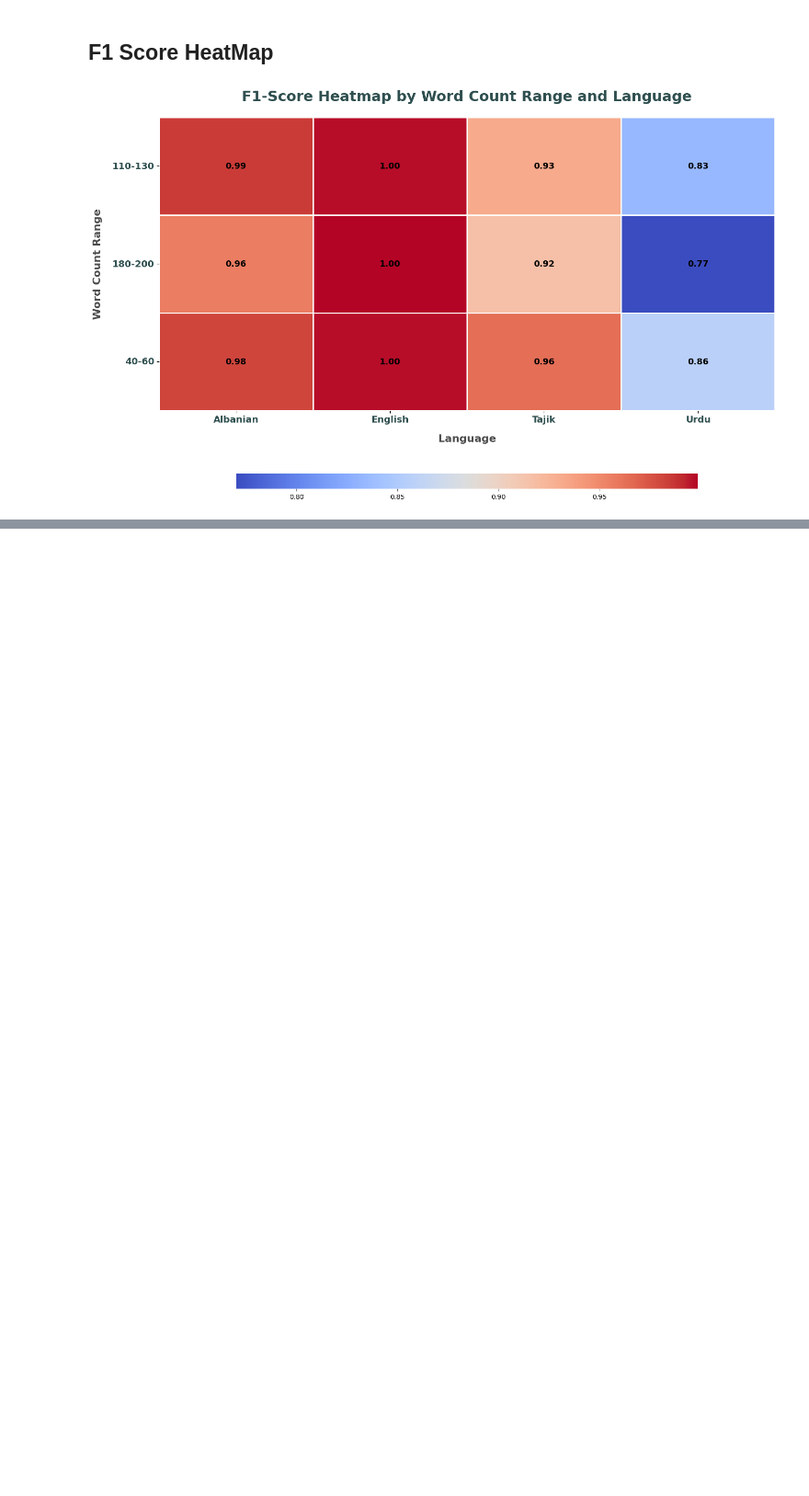
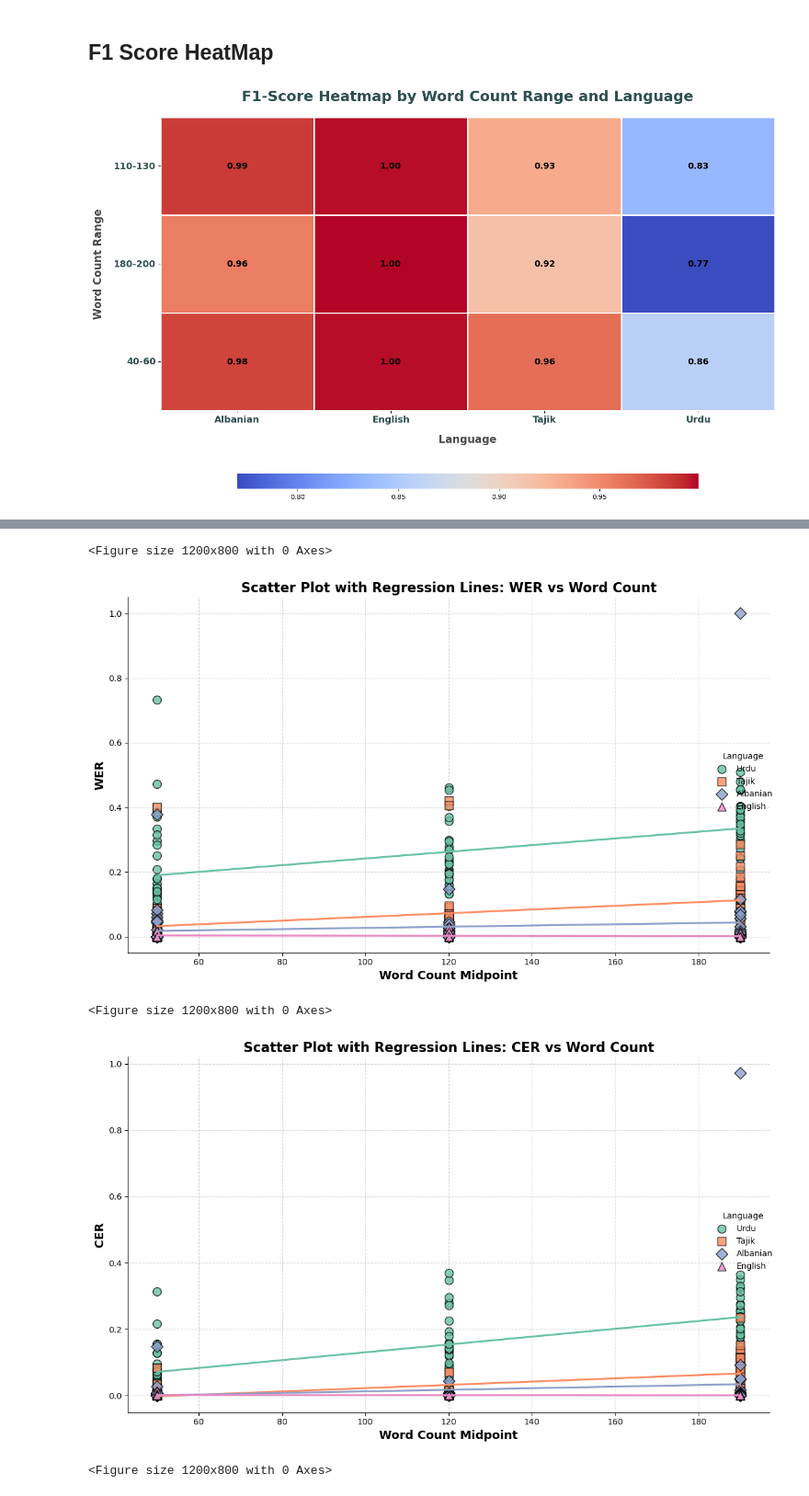
Before and after one commit to abdullahsohaill/CS6303-ResearchProject, a Jupyter notebook: Analysis/Word_Count_Analysis.ipynb, the cells around one changed output, grey strips where cells are left out. Shown at 92% size. Drawn from its saved outputs; the diff is of its cells as text; code cells hidden in the pictures; blank space fills up the shorter version.

```diff
--- a/Analysis/Word_Count_Analysis.ipynb
+++ b/Analysis/Word_Count_Analysis.ipynb
@@ -892,0 +983,56 @@ plot_heatmap_f1_word_count(f1_combined_word_count_df)
+# %%
+import seaborn as sns
+import matplotlib.pyplot as plt
+
+
+# Function to prepare data for scatter plot
+def prepare_scatter_data():
+    # Combine all languages into a single DataFrame
+    combined_df = pd.concat([
+        filtered_urdu_df.assign(Language='Urdu'),
+        filtered_tajik_df.assign(Language='Tajik'),
+        filtered_albanian_df.assign(Language='Albanian'),
+        filtered_english_df.assign(Language='English')
+    ])
+
+    # Map word count ranges to numeric midpoints for scatter plot
+    word_count_midpoints = {'40-60': 50, '110-130': 120, '180-200': 190}
+    combined_df['Word Count Midpoint'] = combined_df['Word Count Range'].map(word_count_midpoints)
+    return combined_df
+
+# Function to plot scatter plots with regression lines
+def plot_scatter_with_regression(df, metric):
+    plt.figure(figsize=(12, 8))
+    sns.lmplot(
+        data=df,
+        x='Word Count Midpoint',
+        y=metric,
+        hue='Language',
+        palette="Set2",
+        markers=['o', 's', 'D', '^'],
+        ci=None,
+        height=7,
+        aspect=1.5,
+        scatter_kws={'s': 100, 'edgecolor': 'black'}
+    )
+
+    # Customize the plot
+    plt.title(f"Scatter Plot with Regression Lines: {metric} vs Word Count", fontsize=16, fontweight='bold')
+    plt.xlabel("Word Count Midpoint", fontsize=14, fontweight='bold')
+    plt.ylabel(metric, fontsize=14, fontweight='bold')
+    plt.grid(linestyle='--', alpha=0.5)
+    plt.tight_layout()
+    plt.show()
+
+# Prepare data
+scatter_df = prepare_scatter_data()
+
+# Plot scatter plots for WER, CER, and BLEU
+for metric in ['WER', 'CER', 'BLEU']:
+    plot_scatter_with_regression(scatter_df, metric)
+# %% [output]
+<Figure size 1200x800 with 0 Axes>
+[figure, added]
+<Figure size 1200x800 with 0 Axes>
+[figure, added]
+<Figure size 1200x800 with 0 Axes>
```
Also changed, not shown: parts of 14 cells of this notebook.
